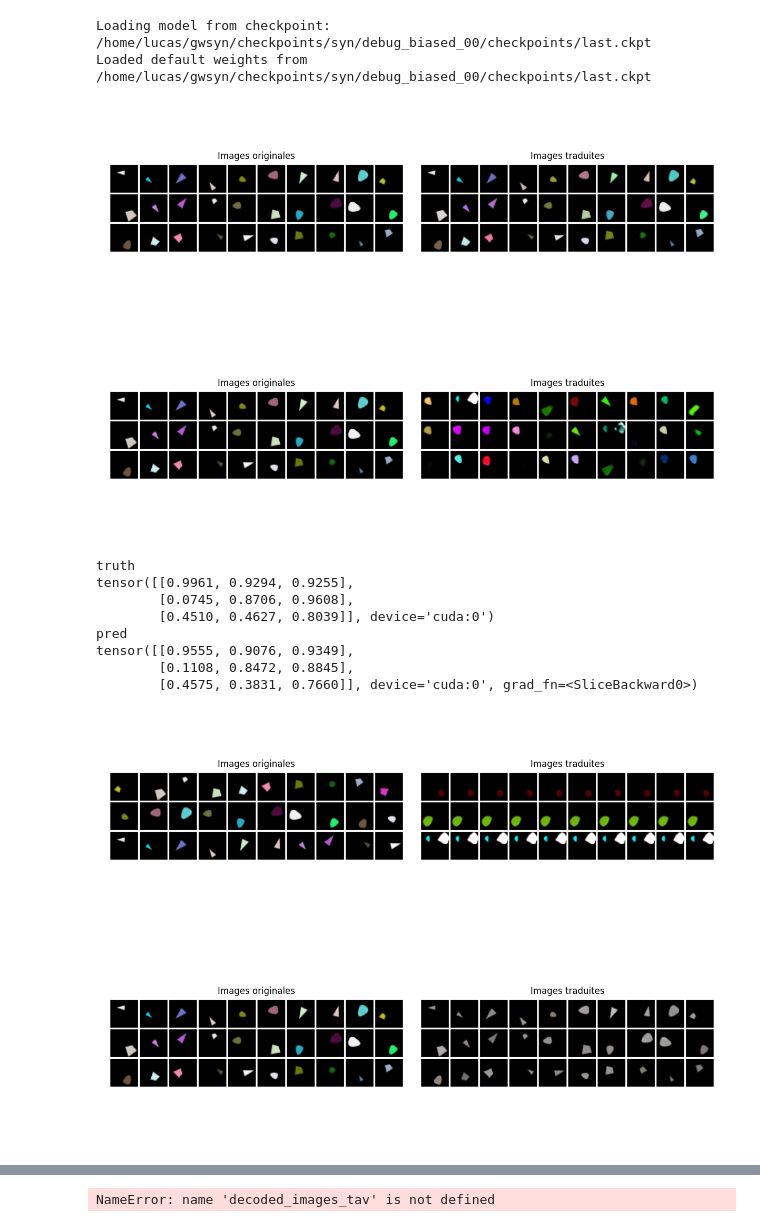
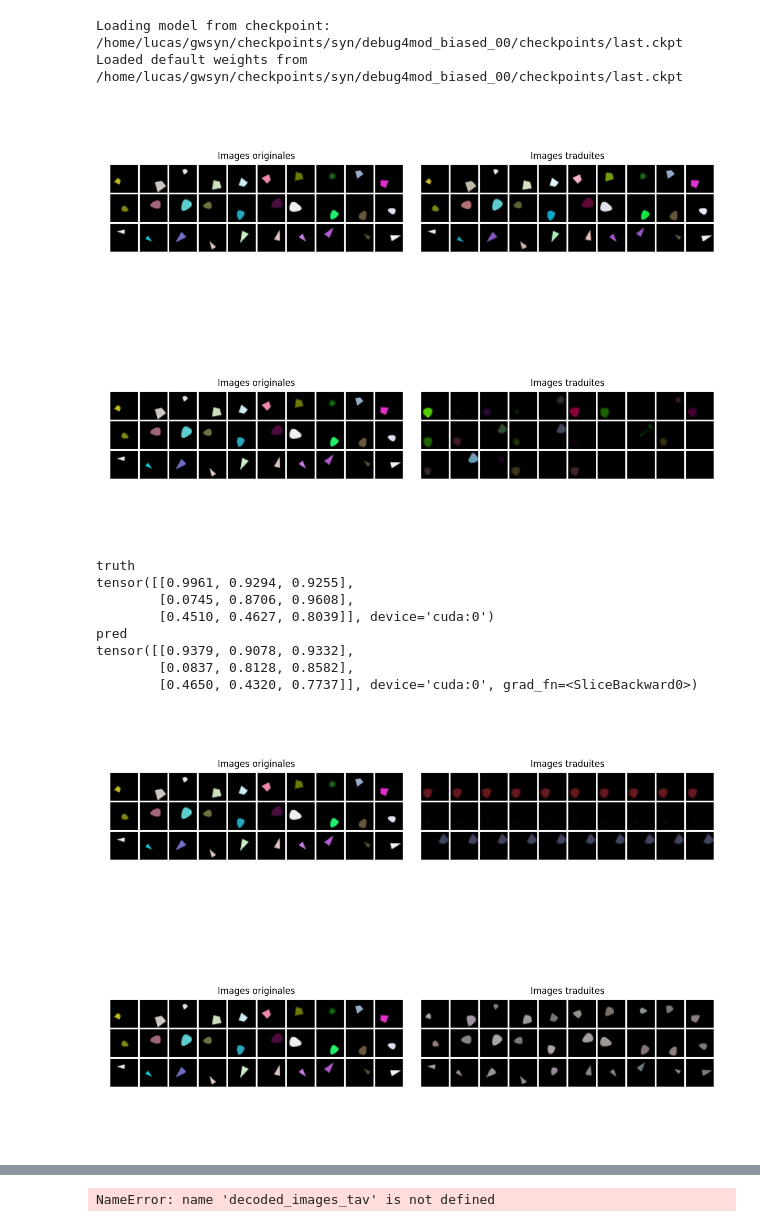
Before and after one commit to lucas-ch/gwsyn, a Jupyter notebook: notebooks/syn_4_modules_full .ipynb, the cells around one changed output, grey strips where cells are left out. Drawn from its saved outputs; the diff is of its cells as text; code cells hidden in the pictures.

```diff
--- a/notebooks/syn_4_modules_full .ipynb
+++ b/notebooks/syn_4_modules_full .ipynb
@@ -29,7 +29,7 @@ from sklearn.preprocessing import StandardScaler
 
 %matplotlib widget
 # %%
-condition = "debug"
+condition = "debug4mod"
 checkpoint_epoch = 0
 n_samples_test = 300
 split = "test"
@@ -42,31 +42,31 @@ data_module = get_data_module("syn",  experiment_name, modules=modules)
 test_samples = get_data_samples(data_module, n_samples_test, split=split)
 original_colors = test_samples[frozenset({'color'})]['color']
 original_v_latents = test_samples[frozenset({'v_latents'})]['v_latents']
-original_cat = test_samples[frozenset({'cat'})]['cat']
+cat = test_samples[frozenset({'cat'})]['cat']
 
 domain_mods = global_workspace.domain_mods
 gw_mod = global_workspace.gw_mod
 latent_domains = global_workspace.encode_domains(test_samples)
 # %% [output]
-Loading model from checkpoint: /home/lucas/gwsyn/checkpoints/syn/debug_biased_00/checkpoints/last.ckpt
-Loaded default weights from /home/lucas/gwsyn/checkpoints/syn/debug_biased_00/checkpoints/last.ckpt
+Loading model from checkpoint: /home/lucas/gwsyn/checkpoints/syn/debug4mod_biased_00/checkpoints/last.ckpt
+Loaded default weights from /home/lucas/gwsyn/checkpoints/syn/debug4mod_biased_00/checkpoints/last.ckpt
 # %%
 # demi cycle v_latents
 domain_name_source = 'v_latents'
 latents_source = latent_domains[frozenset({domain_name_source})]
 
 z = gw_mod.encode(latents_source)[domain_name_source]
 dcy = gw_mod.decode(z, domains={domain_name_source})
 
 visual_module = cast(VisualLatentDomainModule, global_workspace.domain_mods["v_latents"])
 
 decoded_images_dcy= visual_module.decode_images(dcy['v_latents'])
 original_images_rgb = visual_module.decode_images(original_v_latents)
 
-fig = plot_original_translated_comparison(original_images_rgb, decoded_images_dcy)
+fig = plot_original_translated_comparison(get_n_per_category(original_images_rgb, cat, 10), get_n_per_category(decoded_images_dcy, cat, 10))
 plt.show()
 # %% [output]
-[figure, old version]
+[figure, new version]
 # %%
 # translation_color_to_v_latents
 
@@ -79,10 +79,10 @@ x_pred_2 = gw_mod.decode(z, domains={domain_name_target})
 
 decoded_images_tcv= visual_module.decode_images(x_pred_2['v_latents'])
 
-fig = plot_original_translated_comparison(original_images_rgb, decoded_images_tcv)
+fig = plot_original_translated_comparison(get_n_per_category(original_images_rgb, cat, 10), get_n_per_category(decoded_images_tcv, cat, 10))
 plt.show()
 # %% [output]
-[figure, old version]
+[figure, new version]
 # %%
 # translation_v_latents_to_color
 
@@ -103,9 +103,9 @@ tensor([[0.9961, 0.9294, 0.9255],
         [0.0745, 0.8706, 0.9608],
         [0.4510, 0.4627, 0.8039]], device='cuda:0')
 pred
-tensor([[0.9555, 0.9076, 0.9349],
-        [0.1108, 0.8472, 0.8845],
-        [0.4575, 0.3831, 0.7660]], device='cuda:0', grad_fn=<SliceBackward0>)
+tensor([[0.9379, 0.9078, 0.9332],
+        [0.0837, 0.8128, 0.8582],
+        [0.4650, 0.4320, 0.7737]], device='cuda:0', grad_fn=<SliceBackward0>)
 # %%
 # cat to color to v_latents
 
@@ -127,24 +127,23 @@ x_pred_3 = gw_mod.decode(z, domains={domain_name_target})
 
 decoded_images_dt= visual_module.decode_images(x_pred_3['v_latents'])
 
-cat = original_cat
 fig = plot_original_translated_comparison(get_n_per_category(original_images_rgb, cat, 10), get_n_per_category(decoded_images_dt, cat, 10))
 plt.show()
 # %% [output]
-[figure, old version]
+[figure, new version]
 # %%
 # fustion:cat + position to v_latents
 latents_source = latent_domains[frozenset({'color', 'cat', 'position', 'v_latents'})]
-
+p = 0.5
 
 gw_latents = gw_mod.encode(latents_source)
-z = 0.5*gw_latents['cat'] + 0.5*gw_latents['position']
+z = p*gw_latents['cat'] + (1-p)*gw_latents['position']
 
 prediction = gw_mod.decode(z, domains={'v_latents'})['v_latents']
 decoded_images_f = visual_module.decode_images(prediction)
 
-fig = plot_original_translated_comparison(original_images_rgb, decoded_images_f)
+fig = plot_original_translated_comparison(get_n_per_category(original_images_rgb, cat, 10), get_n_per_category(decoded_images_f, cat, 10))
 plt.show()
 # %% [output]
-[figure, old version]
+[figure, new version]
 # %%
```
Also changed, not shown: parts of 2 cells of this notebook, 13 other files.
